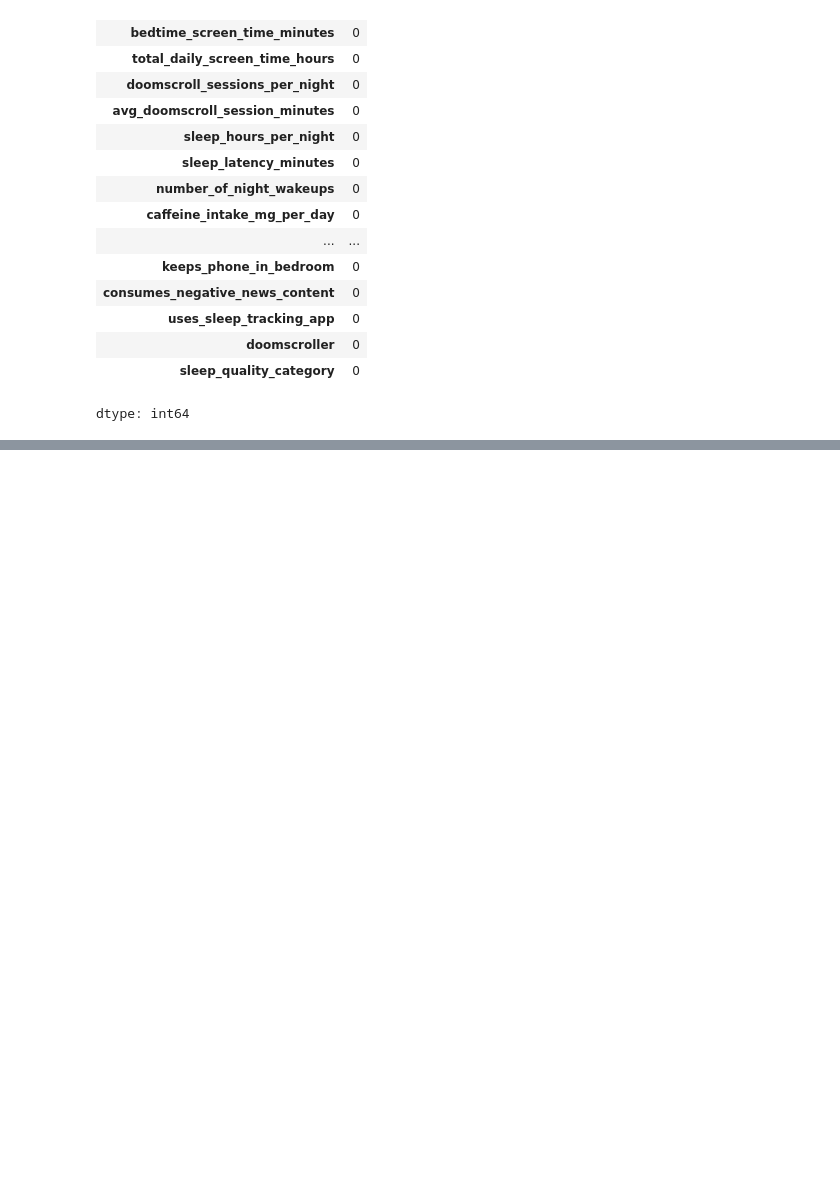
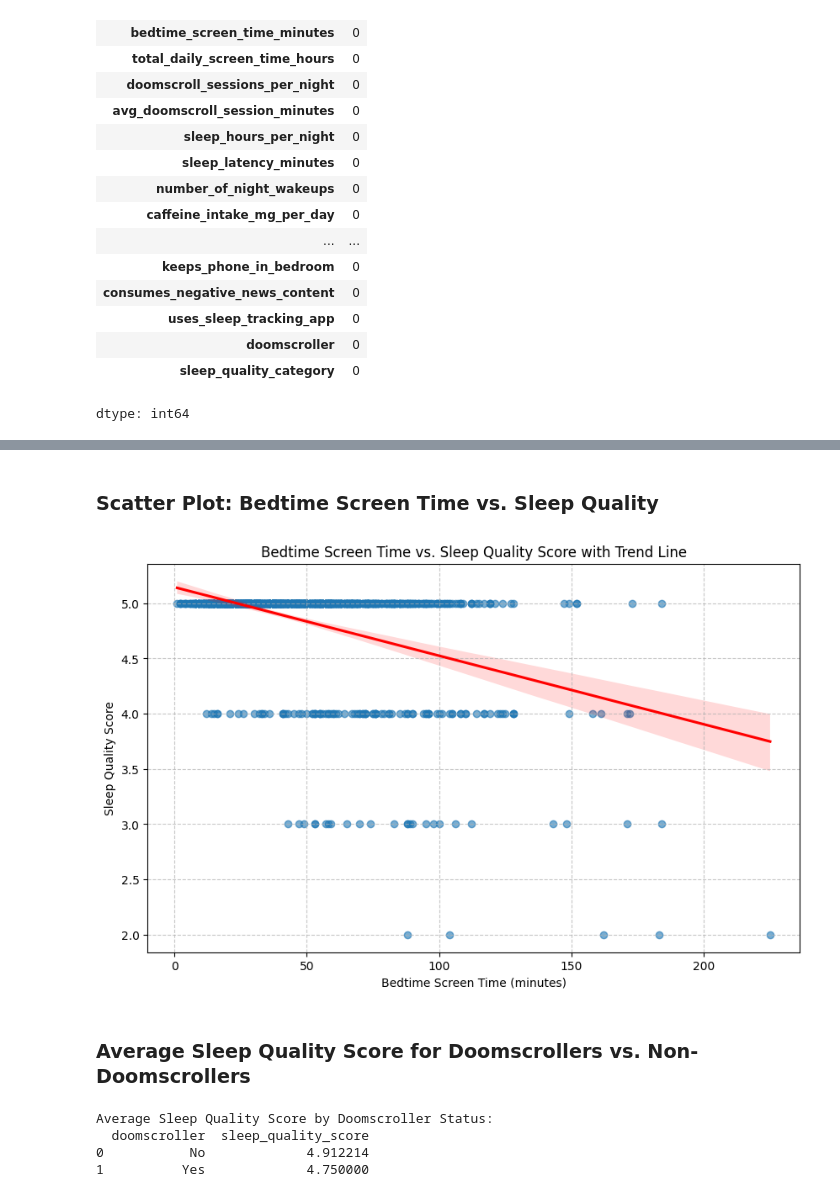
Before and after one commit to kxrrym03/Sleep-Doomscrolling-Habits, a Jupyter notebook: Sleep_&_Doomscrolling.ipynb, the cells around one changed output, grey strips where cells are left out. Drawn from its saved outputs; the diff is of its cells as text; code cells hidden in the pictures; blank space fills up the shorter version.

```diff
--- a/Sleep_&_Doomscrolling.ipynb
+++ b/Sleep_&_Doomscrolling.ipynb
@@ -157,0 +208,24 @@ dtype: int64
+# %% [markdown]
+### Scatter Plot: Bedtime Screen Time vs. Sleep Quality
+# %%
+plt.figure(figsize=(10, 6))
+sns.regplot(data=df, x='bedtime_screen_time_minutes', y='sleep_quality_score',
+            scatter_kws={'alpha':0.6}, line_kws={'color':'red'})
+plt.title('Bedtime Screen Time vs. Sleep Quality Score with Trend Line')
+plt.xlabel('Bedtime Screen Time (minutes)')
+plt.ylabel('Sleep Quality Score')
+plt.grid(True, linestyle='--', alpha=0.7)
+plt.show()
+# %% [output]
+[figure, added]
+# %% [markdown]
+### Average Sleep Quality Score for Doomscrollers vs. Non-Doomscrollers
+# %%
+average_sleep_quality = df.groupby('doomscroller')['sleep_quality_score'].mean().reset_index()
+print("Average Sleep Quality Score by Doomscroller Status:")
+print(average_sleep_quality)
+# %% [output]
+Average Sleep Quality Score by Doomscroller Status:
+  doomscroller  sleep_quality_score
+0           No             4.912214
+1          Yes             4.750000
```
Also changed, not shown: parts of 10 cells of this notebook.
